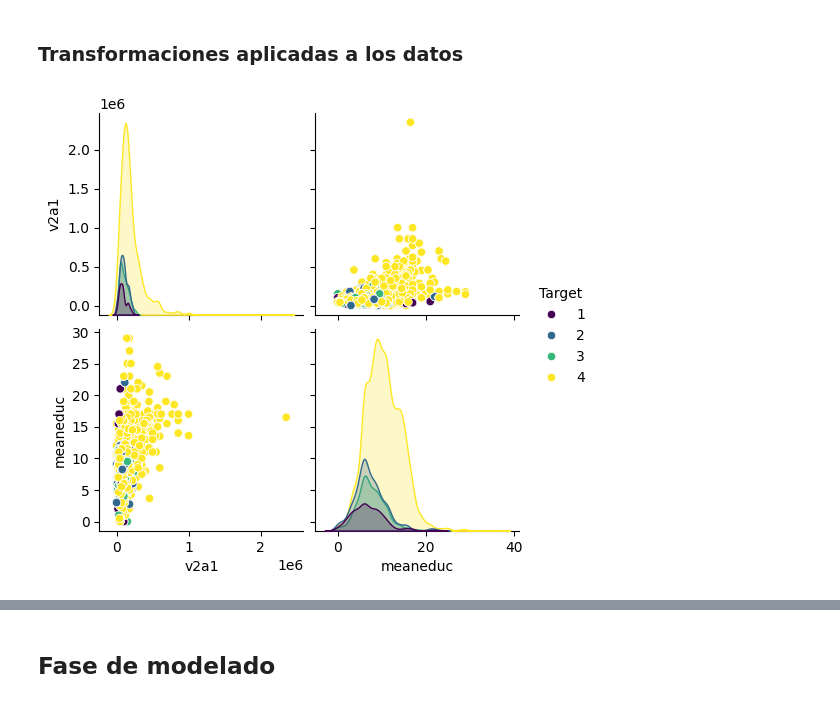
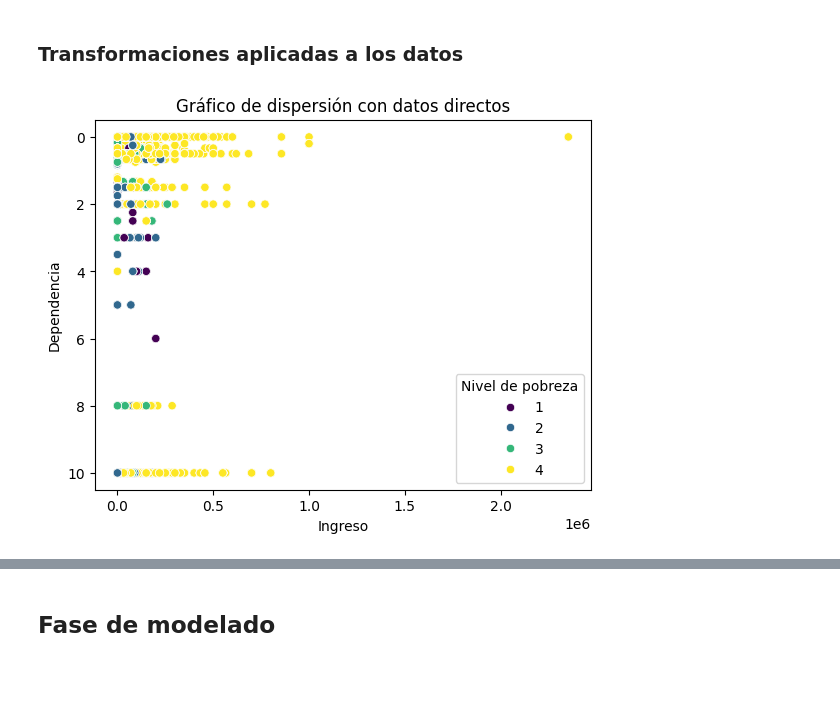
Before and after one commit to AvocadoAguacate/TC03ML, a Jupyter notebook: TC.ipynb, the cells around one changed output, grey strips where cells are left out. Saved outputs shown, nothing was run; the diff lists cells and outputs as text; code cells hidden in the pictures; blank space fills up the shorter version.

Commit message:
transformaciones a datos no válidos

```diff
--- a/TC.ipynb
+++ b/TC.ipynb
@@ -186,6 +179,9 @@ Como se pudo ver en una fase anterior, entre los valores de la columna `dependen
 
 El problema consiste en que ciertos de estos valores que deberían de ser numéricos son ***yes*** o ***no***. En los valores ***no*** se puede asumir que no hay miembros dependientes, por lo cuál podemos sustituir el valor por un 0. El caso de ***yes*** es un poco más complejo, ya que podríamos asumir que todos los miembros son dependientes, por lo que el resultado del cálculo sería una tasa de dependencia en infinito, pero al no poder manejar ese valor, lo sustituiremos por un 10, dentro de los datos numéricos el más alto es un 5, por lo cuál se considera una cifra correcta para señalar una alta dependencia.
 # %%
+clean_income = income.copy().fillna(0)
+
+clean_mean_education = mean_education.copy().fillna(0)
+
 clean_dependency = dependency.copy()
 clean_dependency.replace({"yes": 10, "no": 0}, inplace=True)
-clean_dependency
@@ -224,0 +190,11 @@ Name: clean_dependency, Length: 9557, dtype: object
+# %%
+CLEAN_INCOME_COLUMN_NAME = "cleanincome"
+data[CLEAN_INCOME_COLUMN_NAME] = clean_income
+
+CLEAN_MEAN_EDUCATION_COLUMN_NAME = "cleanmeaneduc"
+data[CLEAN_MEAN_EDUCATION_COLUMN_NAME] = clean_mean_education
+
+CLEAN_DEPENDENCY_COLUMN_NAME = "cleandependency"
+data[CLEAN_DEPENDENCY_COLUMN_NAME] = clean_dependency
+
+data[[CLEAN_INCOME_COLUMN_NAME, CLEAN_MEAN_EDUCATION_COLUMN_NAME, CLEAN_DEPENDENCY_COLUMN_NAME]]
@@ -225,11 +215,2 @@ Name: clean_dependency, Length: 9557, dtype: object
 # %% [markdown]
 ### Transformaciones aplicadas a los datos
-# %%
-sns.pairplot(
-    data[[INCOME_COLUMN_NAME, MEAN_EDUCATION_COLUMN_NAME, CLEAN_DEPENDENCY_COLUMN_NAME, TARGET_COLUMN_NAME]],
-    hue=TARGET_COLUMN_NAME,
-    palette="viridis"
-)
-plt.show()
-# %% [output]
-[figure, removed]
@@ -235,0 +221,9 @@ plt.show()
+# %%
+sns.scatterplot(x=CLEAN_INCOME_COLUMN_NAME, y=CLEAN_DEPENDENCY_COLUMN_NAME, hue=TARGET_COLUMN_NAME, palette="viridis", data=data)
+plt.xlabel("Ingreso")
+plt.ylabel("Dependencia")
+plt.title("Gráfico de dispersión con datos directos")
+plt.legend(title="Nivel de pobreza")
+plt.show()
+# %% [output]
+[figure, added]
```
Also changed, not shown: parts of 8 cells of this notebook.
